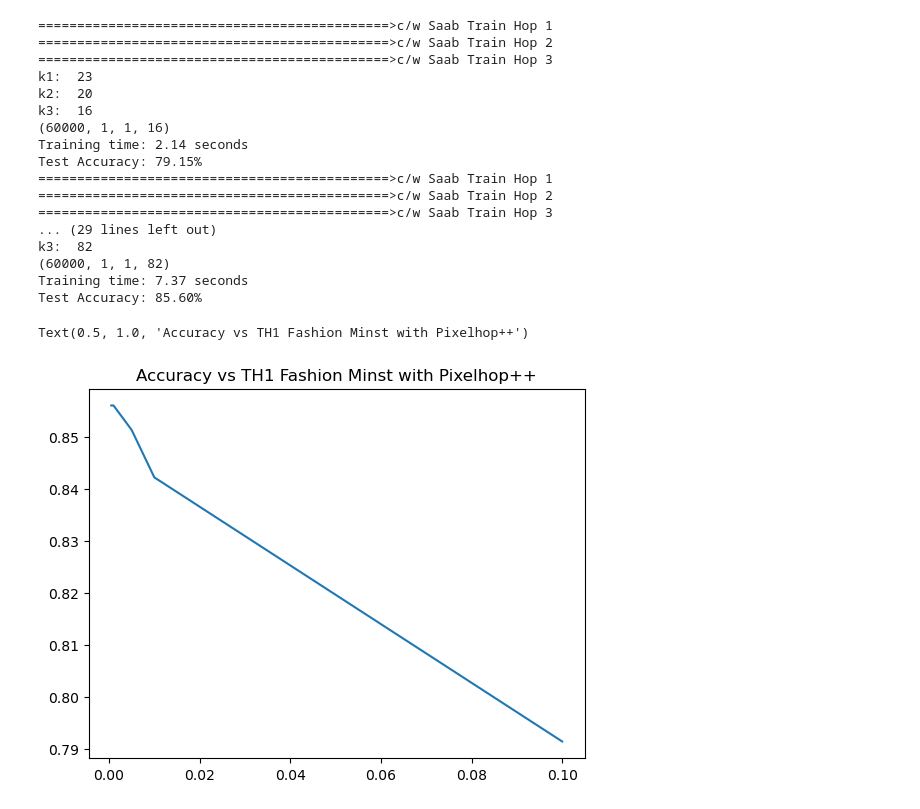
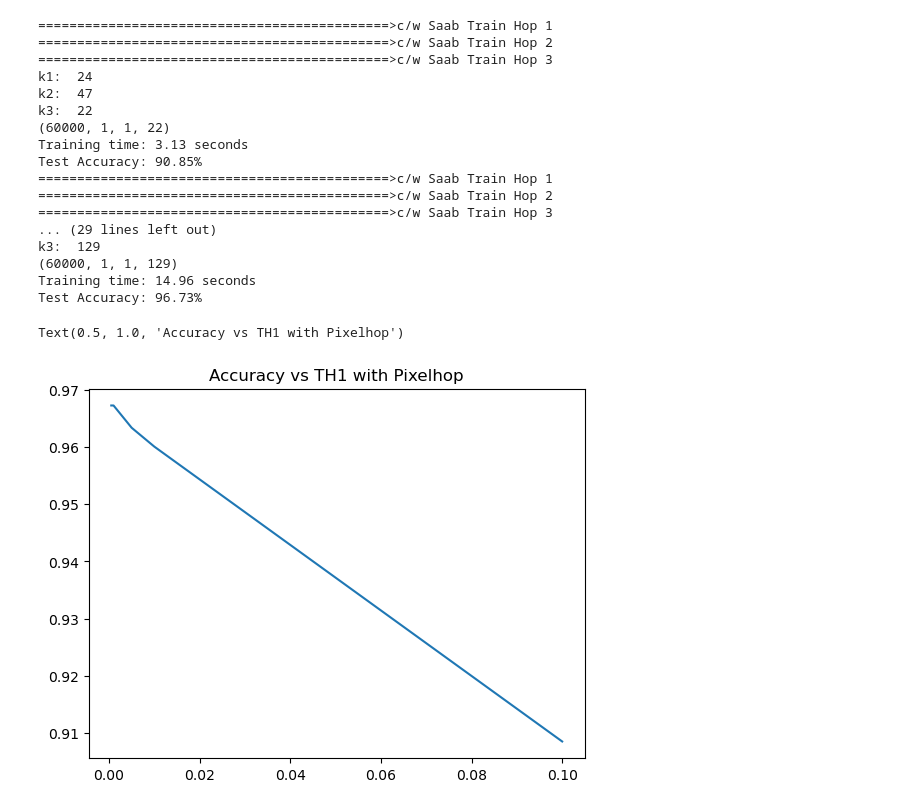
Before and after one commit to AltmanMa/EE-569-HW6, a Jupyter notebook: p2b.ipynb, the cells around one changed output. Saved outputs shown, nothing was run; the diff lists cells and outputs as text; code cells hidden in the pictures.

```diff
--- a/p2b.ipynb
+++ b/p2b.ipynb
@@ -83,7 +84,7 @@ def get_feat(X, num_layers=3):
 if __name__ == "__main__":
     warnings.filterwarnings("ignore")
     # ---------- Load MNIST data and split ----------
-    (x_train, y_train), (x_test,y_test) = fashion_mnist.load_data()
+    (x_train, y_train), (x_test,y_test) = mnist.load_data()
 
 
     # -----------Data Preprocessing-----------
@@ -100,9 +101,7 @@ if __name__ == "__main__":
 
 
     # -----------Module 1: set PixelHop parameters-----------
-    # TODO: fill in this part
-
-    SaabArgs = [{'num_AC_kernels':-1, 'needBias':False, 'cw':True},
+    SaabArgs = [{'num_AC_kernels':-1, 'needBias':False, 'cw':False},
             {'num_AC_kernels':-1, 'needBias':True, 'cw':True},
             {'num_AC_kernels':-1, 'needBias':True, 'cw':True}]
     shrinkArgs = [{'func':Shrink, 'win':5, 'stride':1, 'pad':2,'pool':1},
@@ -114,15 +113,11 @@ if __name__ == "__main__":
 # %%
 for t in TH1_list:
     # -----------Module 1: Train PixelHop -----------
-    # TODO: fill in this part
-
     p2 = Pixelhop(depth=3, TH1=t, TH2=0.001, SaabArgs=SaabArgs, shrinkArgs=shrinkArgs, concatArg=concatArg)
     p2.fit(x_train_reduced)
 
-
     # --------- Module 2: get only Hop 3 feature for both training set and testing set -----------
     # you can get feature "batch wise" and concatenate them if your memory is restricted
-    # TODO: fill in this part
     split_train_arr=[]
 
     for i in range(6):
@@ -132,32 +127,14 @@ for t in TH1_list:
     train_hop3_feats=np.concatenate((split_train_arr[0],split_train_arr[1],split_train_arr[2],split_train_arr[3]
                                       ,split_train_arr[4],split_train_arr[5]),axis=0)
 
-
-
-
     test_hop3_feats=get_feat(x_test,3)
-    ## get model size
-    h1=get_feat(x_train_reduced,1).shape
-    h2=get_feat(x_train_reduced,2).shape
-    h3=get_feat(x_train_reduced,3).shape
-
-    k1=h1[3]
-    k2=h2[3]
-    k3=h3[3]
-
-    print('k1: ', k1)
-    print('k2: ', k2)
-    print('k3: ', k3)
     # --------- Module 2: standardization
     STD = np.std(train_hop3_feats, axis=0, keepdims=True)
     train_hop3_feats = train_hop3_feats/STD ## size: (60000,1,1,70)
     print(np.shape(train_hop3_feats))
     #STDtest = np.std(test_hop3_feats, axis=0, keepdims=1)
     test_hop3_feats = test_hop3_feats/STD
-
     #---------- Module 3: Train XGBoost classifier on hop3 feature ---------
-
-
     clf = xgb.XGBClassifier(n_jobs=-1,
                         objective='multi:softprob',
                         # tree_method='gpu_hist', gpu_id=None,
@@ -165,8 +142,6 @@ for t in TH1_list:
                         min_child_weight=5,gamma=5,
                         subsample=0.8,learning_rate=0.1,
                         nthread=8,colsample_bytree=1.0)
-
-    # TODO: fill in the rest and report accuracy
     start_time = time.time()
     clf.fit(np.squeeze(train_hop3_feats), np.squeeze(y_train))
     end_time = time.time()
@@ -180,23 +155,23 @@ for t in TH1_list:
 =============================================>c/w Saab Train Hop 1
 =============================================>c/w Saab Train Hop 2
 =============================================>c/w Saab Train Hop 3
-k1:  23
-k2:  20
-k3:  16
-(60000, 1, 1, 16)
-Training time: 2.14 seconds
-Test Accuracy: 79.15%
+k1:  24
+k2:  47
+k3:  22
+(60000, 1, 1, 22)
+Training time: 3.13 seconds
+Test Accuracy: 90.85%
 =============================================>c/w Saab Train Hop 1
 =============================================>c/w Saab Train Hop 2
 =============================================>c/w Saab Train Hop 3
 ... (29 lines left out)
-k3:  82
-(60000, 1, 1, 82)
-Training time: 7.37 seconds
-Test Accuracy: 85.60%
+k3:  129
+(60000, 1, 1, 129)
+Training time: 14.96 seconds
+Test Accuracy: 96.73%
 # %%
-plt.plot(TH1_list, acc_list)
-plt.title('Accuracy vs TH1 Fashion Minst with Pixelhop++')
+plt.plot(TH1_list,acc_list)
+plt.title('Accuracy vs TH1 with Pixelhop')
 # %% [output]
-Text(0.5, 1.0, 'Accuracy vs TH1 Fashion Minst with Pixelhop++')
+Text(0.5, 1.0, 'Accuracy vs TH1 with Pixelhop')
-[figure, old version]
+[figure, new version]
```
Also changed, not shown: parts of 2 cells of this notebook, 8 other files.
